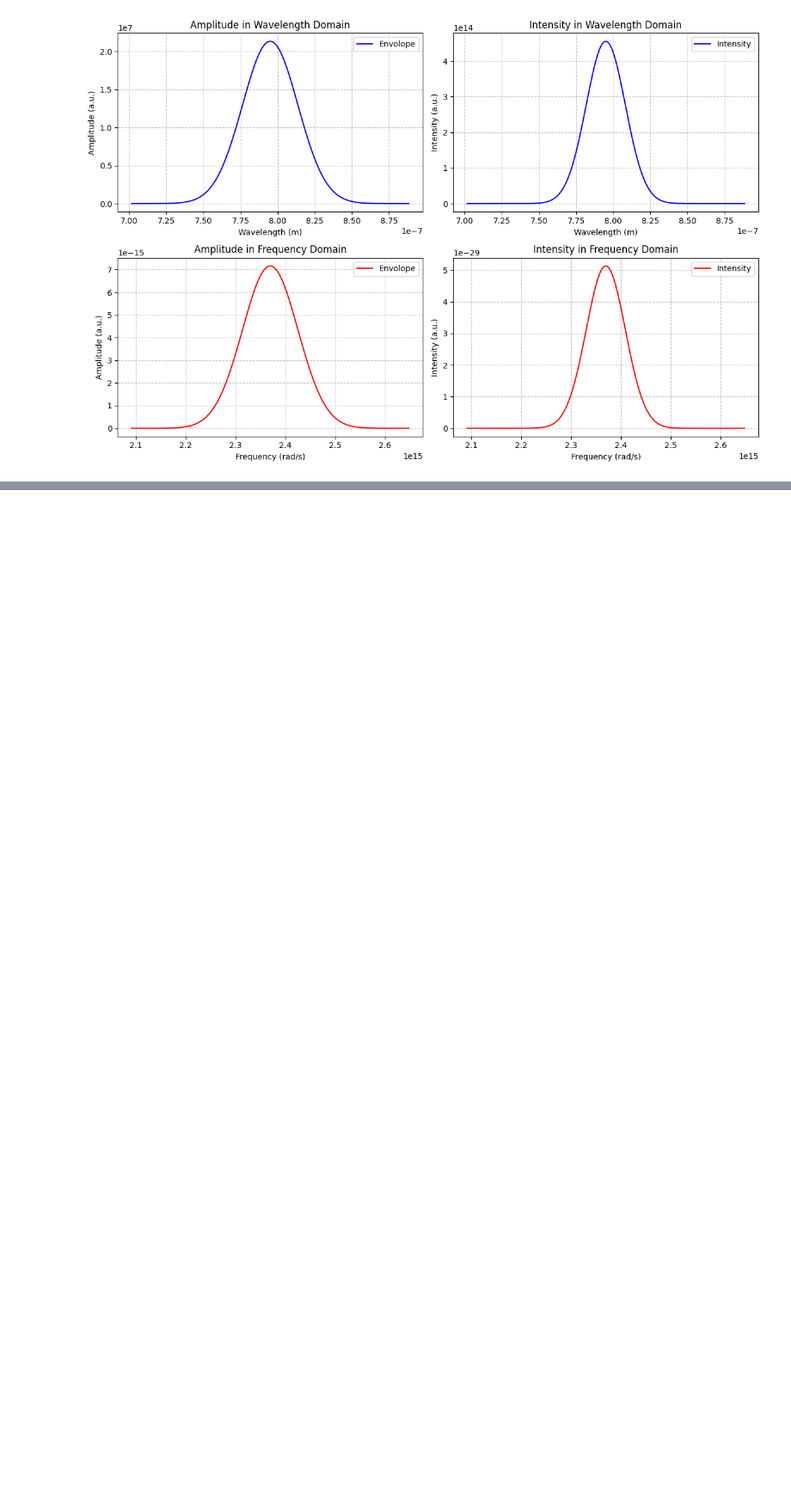
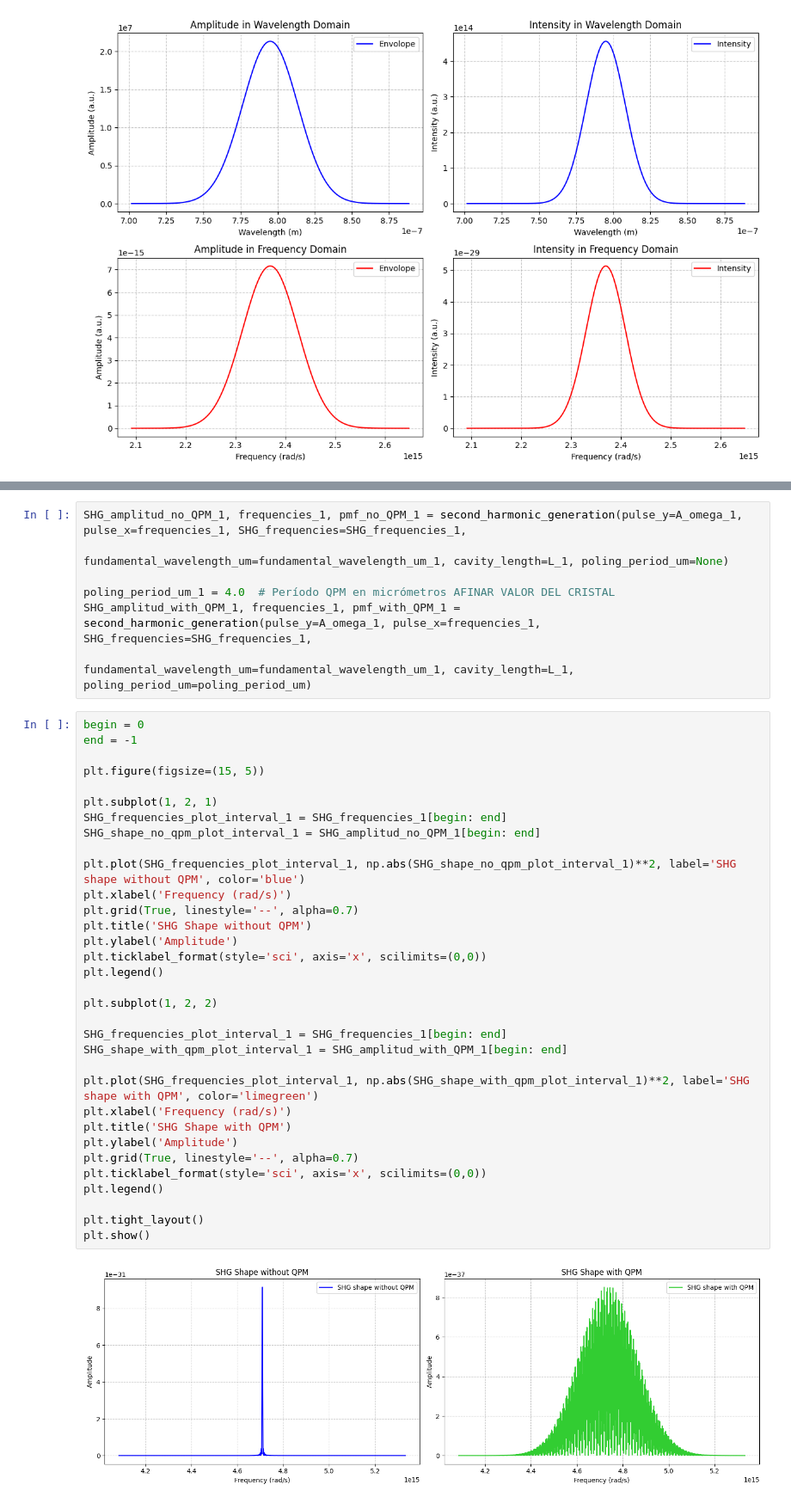
Before and after one commit to jusrojasrod/SHG-and-PDC-simulation, a Jupyter notebook: notebooks/simulaciones/Second_Harmonic_Generation.ipynb, the cells around one changed output, grey strips where cells are left out. Shown at 86% size. Saved outputs shown, nothing was run; the diff lists cells and outputs as text; blank space fills up the shorter version.

```diff
--- a/notebooks/simulaciones/Second_Harmonic_Generation.ipynb
+++ b/notebooks/simulaciones/Second_Harmonic_Generation.ipynb
@@ -190,0 +342,42 @@ plt.show()
+# %%
+SHG_amplitud_no_QPM_1, frequencies_1, pmf_no_QPM_1 = second_harmonic_generation(pulse_y=A_omega_1, pulse_x=frequencies_1, SHG_frequencies=SHG_frequencies_1,
+                                                              fundamental_wavelength_um=fundamental_wavelength_um_1, cavity_length=L_1, poling_period_um=None)
+
+poling_period_um_1 = 4.0  # Período QPM en micrómetros AFINAR VALOR DEL CRISTAL
+SHG_amplitud_with_QPM_1, frequencies_1, pmf_with_QPM_1 = second_harmonic_generation(pulse_y=A_omega_1, pulse_x=frequencies_1, SHG_frequencies=SHG_frequencies_1,
+                                                              fundamental_wavelength_um=fundamental_wavelength_um_1, cavity_length=L_1, poling_period_um=poling_period_um)
+# %%
+begin = 0
+end = -1
+
+plt.figure(figsize=(15, 5))
+
+plt.subplot(1, 2, 1)
+SHG_frequencies_plot_interval_1 = SHG_frequencies_1[begin: end]
+SHG_shape_no_qpm_plot_interval_1 = SHG_amplitud_no_QPM_1[begin: end]
+
+plt.plot(SHG_frequencies_plot_interval_1, np.abs(SHG_shape_no_qpm_plot_interval_1)**2, label='SHG shape without QPM', color='blue')
+plt.xlabel('Frequency (rad/s)')
+plt.grid(True, linestyle='--', alpha=0.7)
+plt.title('SHG Shape without QPM')
+plt.ylabel('Amplitude')
+plt.ticklabel_format(style='sci', axis='x', scilimits=(0,0))
+plt.legend()
+
+plt.subplot(1, 2, 2)
+
+SHG_frequencies_plot_interval_1 = SHG_frequencies_1[begin: end]
+SHG_shape_with_qpm_plot_interval_1 = SHG_amplitud_with_QPM_1[begin: end]
+
+plt.plot(SHG_frequencies_plot_interval_1, np.abs(SHG_shape_with_qpm_plot_interval_1)**2, label='SHG shape with QPM', color='limegreen')
+plt.xlabel('Frequency (rad/s)')
+plt.title('SHG Shape with QPM')
+plt.ylabel('Amplitude')
+plt.grid(True, linestyle='--', alpha=0.7)
+plt.ticklabel_format(style='sci', axis='x', scilimits=(0,0))
+plt.legend()
+
+plt.tight_layout()
+plt.show()
+# %% [output]
+[figure, added]
```
Also changed, not shown: parts of 8 cells of this notebook, 1 other file.
